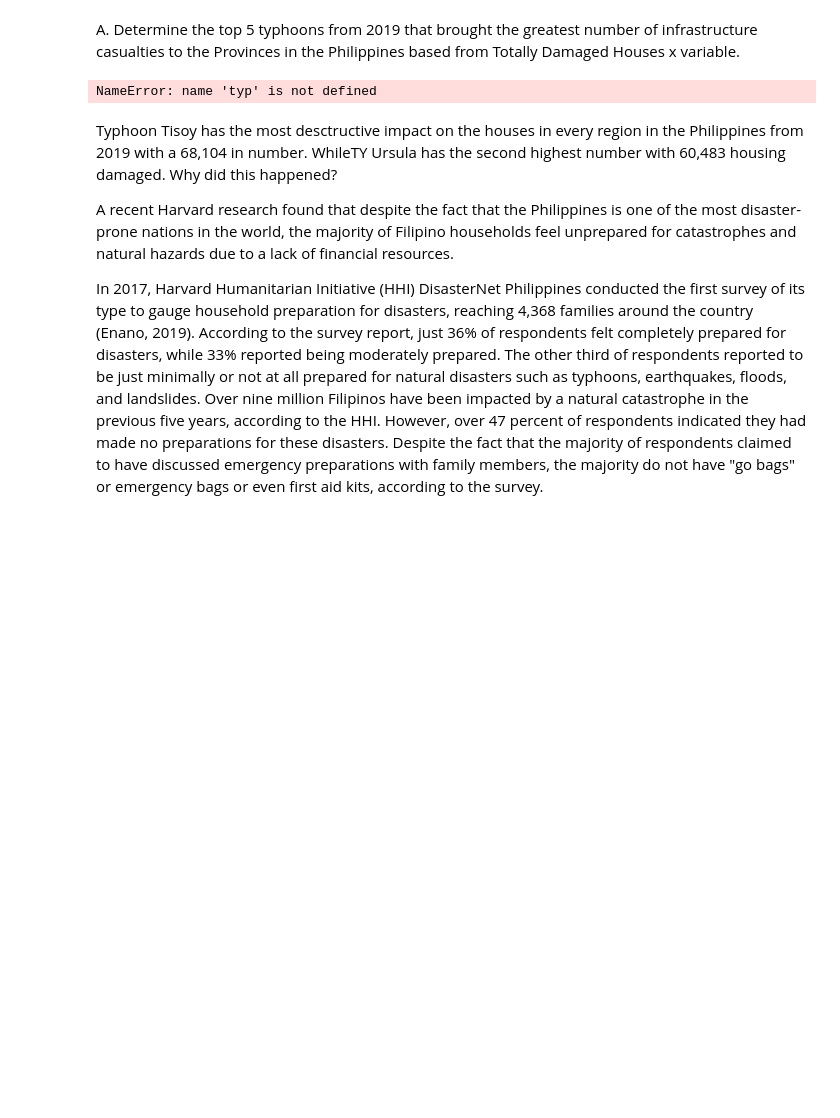
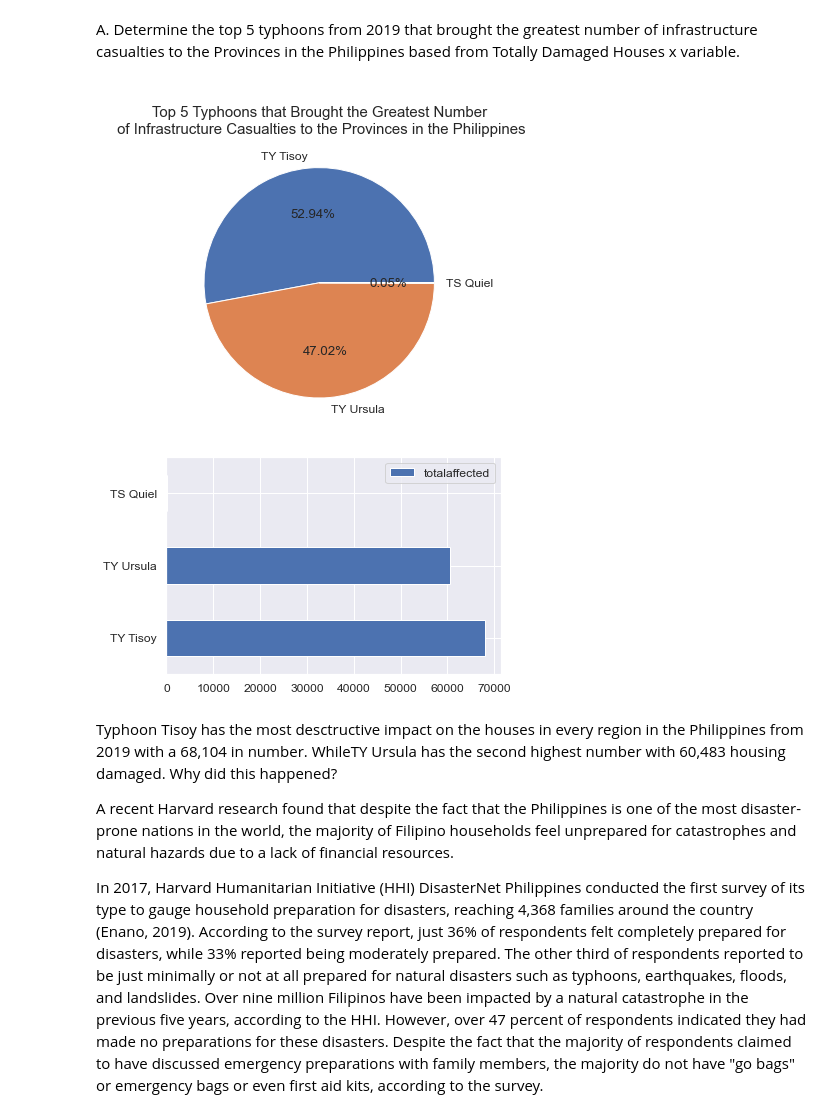
Before and after one commit to GEA960/ITBA-3207_TeamTyphoonAnalysts, a Jupyter notebook: Data Sets Coding Analysis/Data Analysis and Coding for Both Data Sets.ipynb, the cells around one changed output. Cells and saved outputs as stored; diff of their text form; code cells hidden in the pictures; blank space fills up the shorter version.

```diff
--- a/Data Sets Coding Analysis/Data Analysis and Coding for Both Data Sets.ipynb
+++ b/Data Sets Coding Analysis/Data Analysis and Coding for Both Data Sets.ipynb
@@ -264,29 +264,30 @@ p6. Data Analysis
 # %% [markdown]
 A. Determine the top 5 typhoons from 2019 that brought the greatest number of infrastructure casualties to the Provinces in the Philippines based from Totally Damaged Houses x variable.
 # %%
-cycph=typ.sort_values(by="Totally_damaged_houses", ascending=False)
-tdh=cycph.head(3)
-display(tdh)
+cyclone=new_df.groupby("Incident")
+dhouse=cyclone["Totally_damaged_houses"].sum()
+typ=pd.DataFrame(dhouse)
 
 #graphing of data
 fig = plt.figure()
 ax = fig.add_axes([0,0,1,1])
 ax.axis('equal')
 storms = ['TY Tisoy', 'TY Ursula', 'TS Quiel']
 damages = [68104,60483,59]
 ax.pie(damages, labels = storms,autopct='%1.2f%%')
 plt.title("\n Top 5 Typhoons that Brought the Greatest Number \n of Infrastructure Casualties to the Provinces in the Philippines",
          fontsize=15)
 plt.show()
 
 #data graphing
 totalaffected = [68104, 60483, 59]
 index = ['TY Tisoy', 'TY Ursula', 'TS Quiel']
 df = pd.DataFrame({'totalaffected': totalaffected,
                    'Province': index}, index=index)
 ax = df.plot.barh(y='totalaffected')
 # %% [output]
-NameError: name 'typ' is not defined
+[figure, added]
+[figure, added]
 # %% [markdown]
 Typhoon Tisoy has the most desctructive impact on the houses in every region in the Philippines from 2019 with a 68,104 in number. WhileTY Ursula has the second highest number with 60,483 housing damaged. Why did this happened?
 
```
Also changed, not shown: parts of 6 cells of this notebook.
